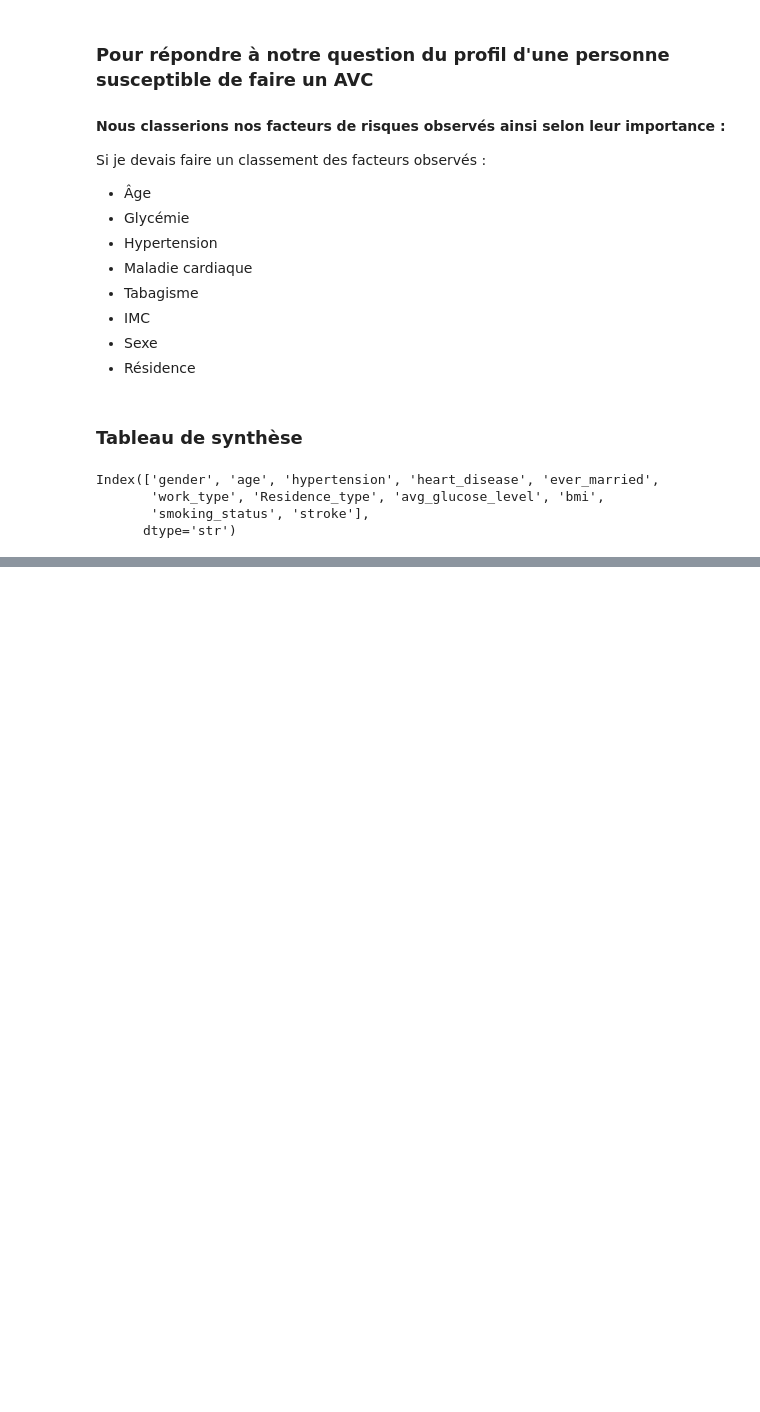
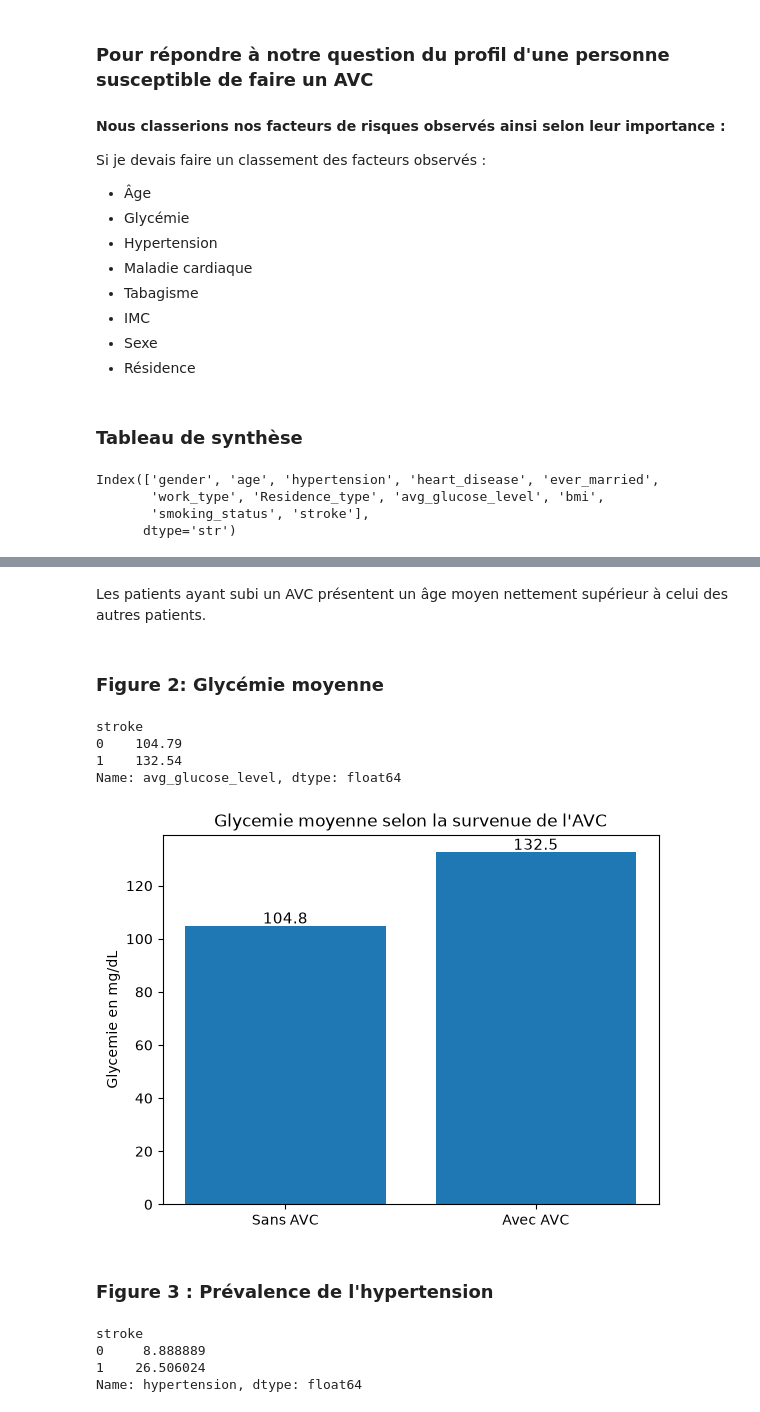
Before and after one commit to Audrey-Djomi/projet-avc-prediction, a Jupyter notebook: notebooks/03_analyse.ipynb, the cells around one changed output, grey strips where cells are left out. Saved outputs shown, nothing was run; the diff lists cells and outputs as text; code cells hidden in the pictures; blank space fills up the shorter version.

```diff
--- a/notebooks/03_analyse.ipynb
+++ b/notebooks/03_analyse.ipynb
@@ -197,0 +295,36 @@ display(table_synthese)
+# %% [markdown]
+Les patients ayant subi un AVC présentent un âge moyen nettement supérieur à celui des autres patients.
+# %% [markdown]
+### Figure 2: Glycémie moyenne
+# %%
+# glycémie moyenne selon le statut AVC
+glycemie_moyenne = df_clean.groupby("stroke")["avg_glucose_level"].mean().round(2)
+glycemie_moyenne
+# %% [output]
+stroke
+0    104.79
+1    132.54
+Name: avg_glucose_level, dtype: float64
+# %%
+# Figure
+plt.Figure(figsize=(6,5))
+plt.bar(["Sans AVC", "Avec AVC"], glycemie_moyenne)
+plt.title("Glycemie moyenne selon la survenue de l'AVC")
+plt.ylabel("Glycemie en mg/dL")
+for i, value in enumerate(glycemie_moyenne):
+    plt.text(i, value+1, f"{value:.1f}", ha="center", fontsize=11)
+
+plt.show()
+# %% [output]
+[figure, added]
+# %% [markdown]
+### Figure 3 : Prévalence de l'hypertension
+# %%
+# Prévalence de l'hypertension selon le statut AVC
+hypert = df_clean.groupby("stroke")["hypertension"].mean()*100
+hypert
+# %% [output]
+stroke
+0     8.888889
+1    26.506024
+Name: hypertension, dtype: float64
```
Also changed, not shown: parts of 24 cells of this notebook, 2 other files.
